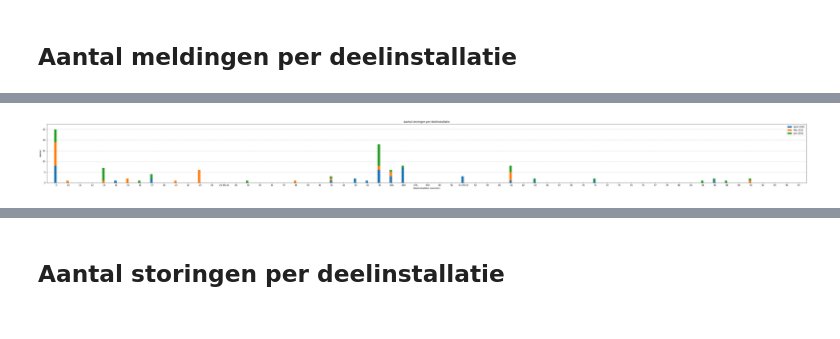
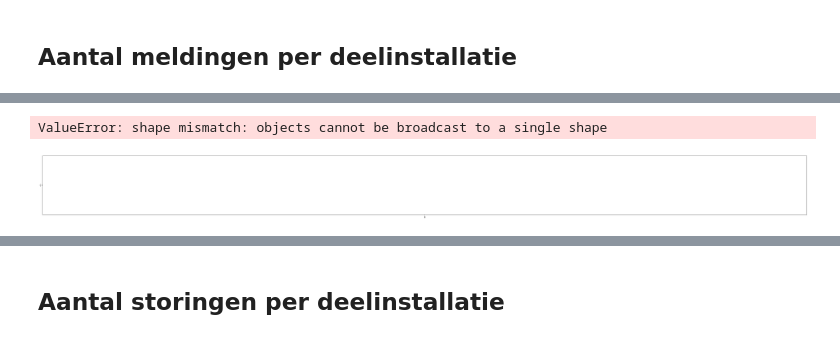
Before and after one commit to nilanbais/storingsanalyse-generator, a Jupyter notebook: src/rapport generator/Storingsanalyse 2e Coentunnel Q1 2021 tekst + grafieken .ipynb, the cells around one changed output, grey strips where cells are left out. Drawn from its saved outputs; the diff is of its cells as text; code cells hidden in the pictures.

```diff
--- a/src/rapport generator/Storingsanalyse 2e Coentunnel Q1 2021 tekst + grafieken .ipynb
+++ b/src/rapport generator/Storingsanalyse 2e Coentunnel Q1 2021 tekst + grafieken .ipynb
@@ -1331,7 +1333,10 @@ input_data = (df, 'rapport datum', 'sbs')
 time_range = [min(df['rapport datum']), max(df['rapport datum'])]
 available_categories = sa.metadata.contract_info()['aanwezige_deelinstallaties']
 
-prepped_data = sa.prep(df, time_range, available_categories, time_key='rapport datum', category_key='sbs')
+# prepped_data = sa.prep(df, time_range, available_categories, time_key='rapport datum', category_key='sbs')
+prepped_data = sa.test_prep(df, time_range, available_categories, time_key='rapport datum', category_key='sbs')
+print('-'*100)
+prepped_data_sorted = sa.test_prep(df, time_range, sorted(available_categories), time_key='rapport datum', category_key='sbs')
 
 # plotting data
 plot_type = 'stacked'
@@ -1339,5 +1344,5 @@ category_labels = available_categories.copy()
 # needed to cover 'nan', else ValueError: shape mismatch: objects cannot be broadcast to a single shape
 readable_labels = [sa.prettify_time_label(label) for label in sa.last_seen_bin_names]
 
-sa.plot(input_data=prepped_data, plot_type='stacked', category_labels=category_labels, bin_labels=readable_labels)
+sa.plot(input_data=prepped_data, plot_type='stacked', category_labels=categories, bin_labels=readable_labels)
 # %% [output]
@@ -1344,4 +1366,5 @@ sa.plot(input_data=prepped_data, plot_type='stacked', category_labels=category_l
+ValueError: shape mismatch: objects cannot be broadcast to a single shape
-[figure, old version]
+[figure, new version]
 # %%
 summary_data = sa.prep_summary(df, time_range, available_categories, time_key='rapport datum', category_key='sbs')
 sa.plot_summary(x_labels=[sa.prettify_time_label(label) for label in summary_data.keys()], data=summary_data.values())
```
Also changed, not shown: parts of 22 cells of this notebook, 6 other files.
